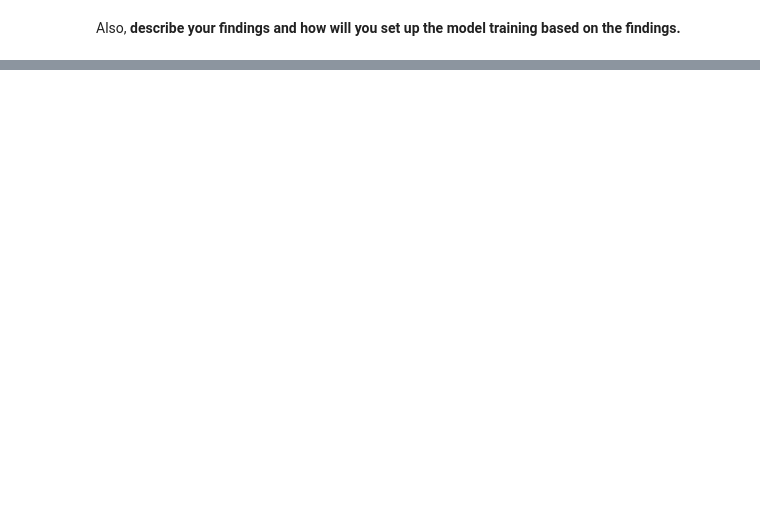
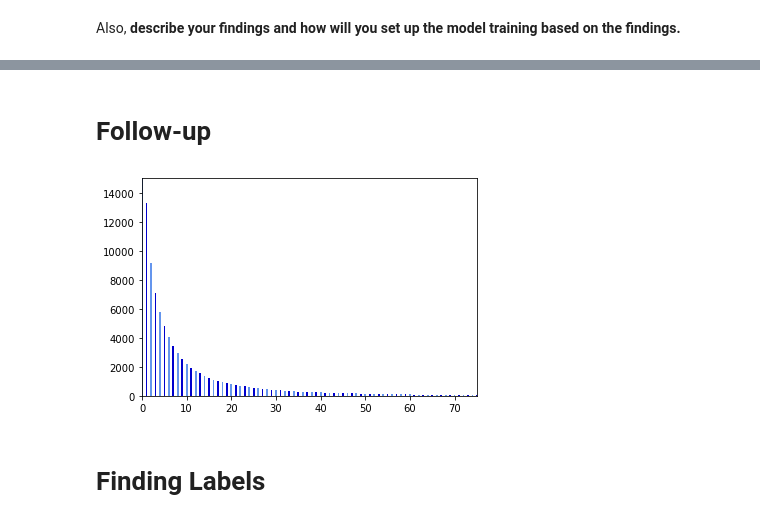
Before and after one commit to MarkRoy8888/AIHCND_C2_Starter, a Jupyter notebook: EDA.ipynb, the cells around one changed output, grey strips where cells are left out. Drawn from its saved outputs; the diff is of its cells as text; code cells hidden in the pictures; blank space fills up the shorter version.

```diff
--- a/EDA.ipynb
+++ b/EDA.ipynb
@@ -31,0 +75,26 @@ Also, **describe your findings and how will you set up the model training based
+# %% [markdown]
+# Follow-up
+# %%
+plt.bar(
+        all_xray_df['Follow-up #'].unique(),
+        all_xray_df['Follow-up #'].value_counts(),
+        width=0.4,
+        bottom=None,
+        align='center',
+#         orientation='vertical',
+        color=['cornflowerblue',
+#                'royalblue',
+#                'midnightblue',
+#                'navy',
+#                'darkblue',
+               'mediumblue'],
+       )
+# plt.xticks(rotation='vertical')
+# plt.axhline(y=base_line, c="r", ls="--", lw=2)
+plt.xlim(0,75)
+plt.ylim(0,15000)
+plt.show()
+# %% [output]
+[figure, added]
+# %% [markdown]
+# Finding Labels
```
Also changed, not shown: parts of 13 cells of this notebook, 3 other files.
